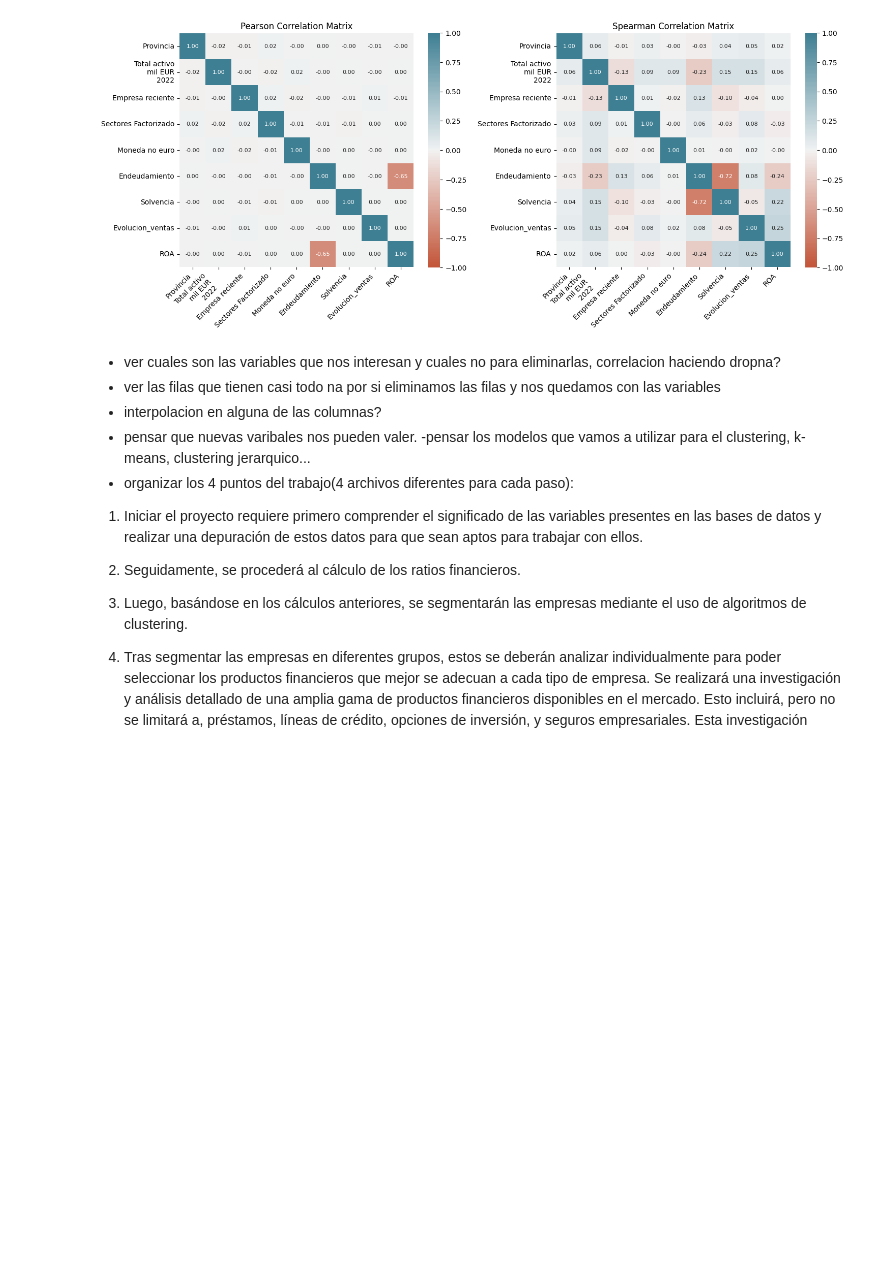
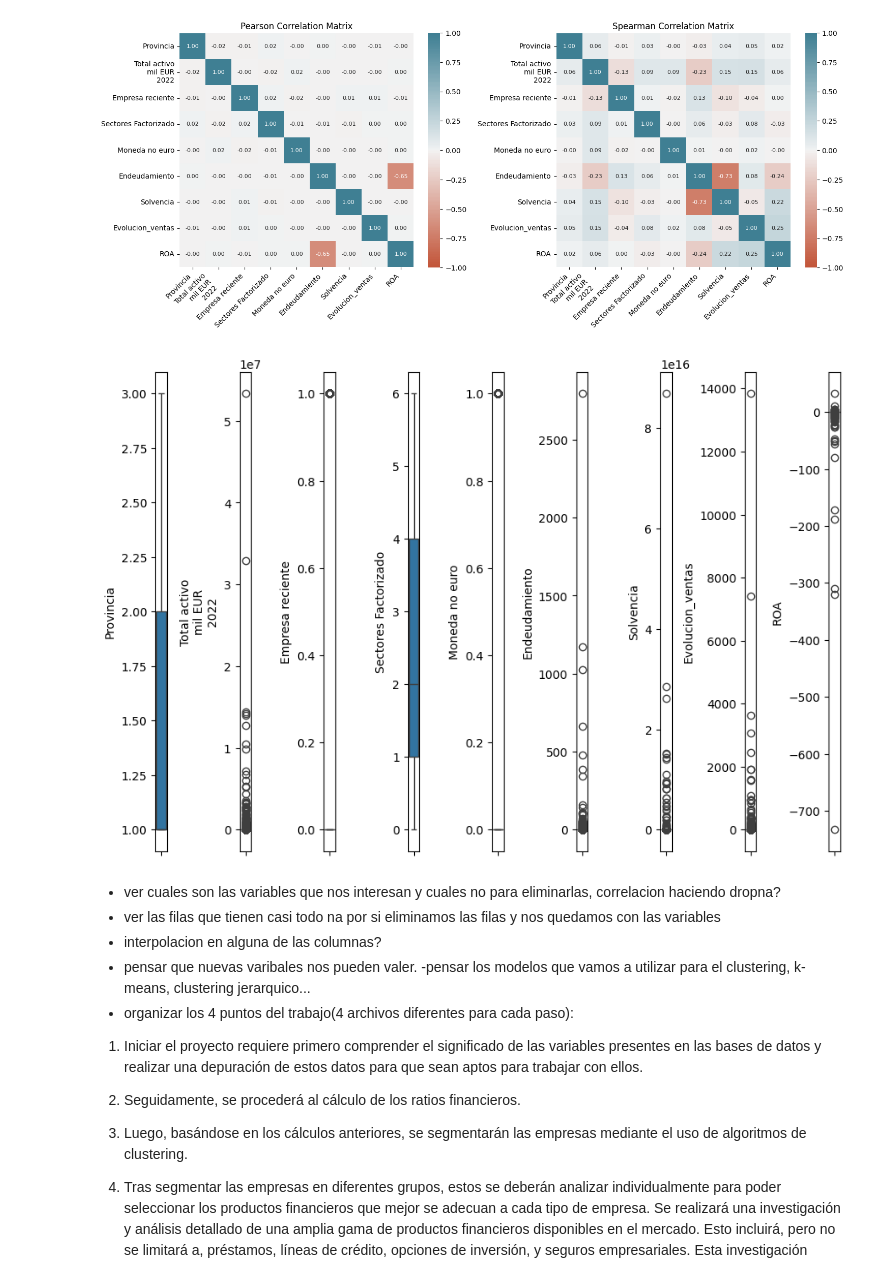
Before and after one commit to Aristondo/Equipo-Naranja, a Jupyter notebook: Reto_Procesamiento.ipynb, the cells around one changed output. Cells and saved outputs as stored; diff of their text form; code cells hidden in the pictures; blank space fills up the shorter version.

```diff
--- a/Reto_Procesamiento.ipynb
+++ b/Reto_Procesamiento.ipynb
@@ -641,6 +649,17 @@ ax[1].set_title("Spearman Correlation Matrix");
 plt.tight_layout()
 # %% [output]
 [figure]
+# %%
+l = df_procesado.columns.values
+number_of_columns = len(l)
+plt.figure(figsize=(number_of_columns,12))
+for i in range(0,len(l)):
+    plt.subplot(2,number_of_columns,i+1)
+    sns.boxplot(df_procesado[l[i]])
+    plt.ylabel(l[i])
+    plt.tight_layout()
+# %% [output]
+[figure, added]
 # %% [markdown]
 - ver cuales son las variables que nos interesan y cuales no para eliminarlas, correlacion haciendo dropna?
 - ver las filas que tienen casi todo na por si eliminamos las filas y nos quedamos con las variables
```
Also changed, not shown: parts of 5 cells of this notebook, 1 other file.
